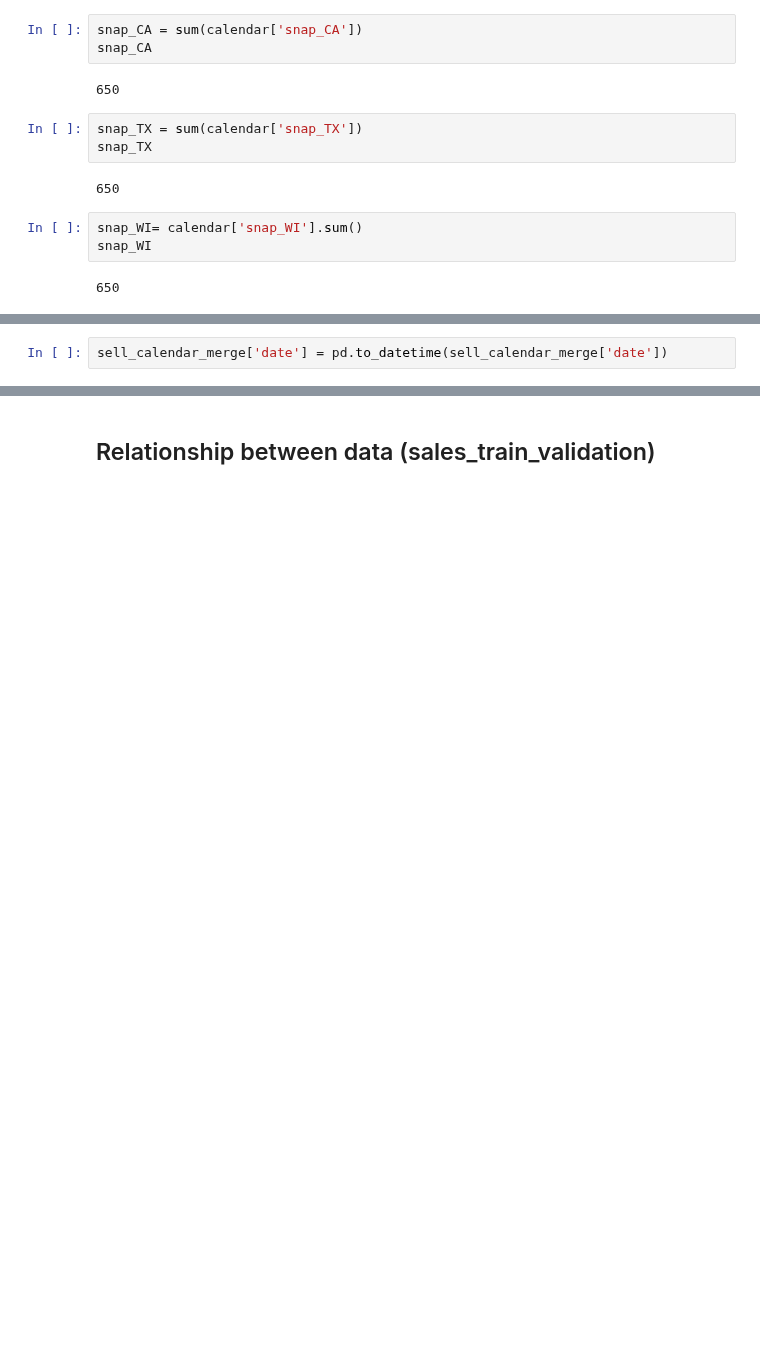
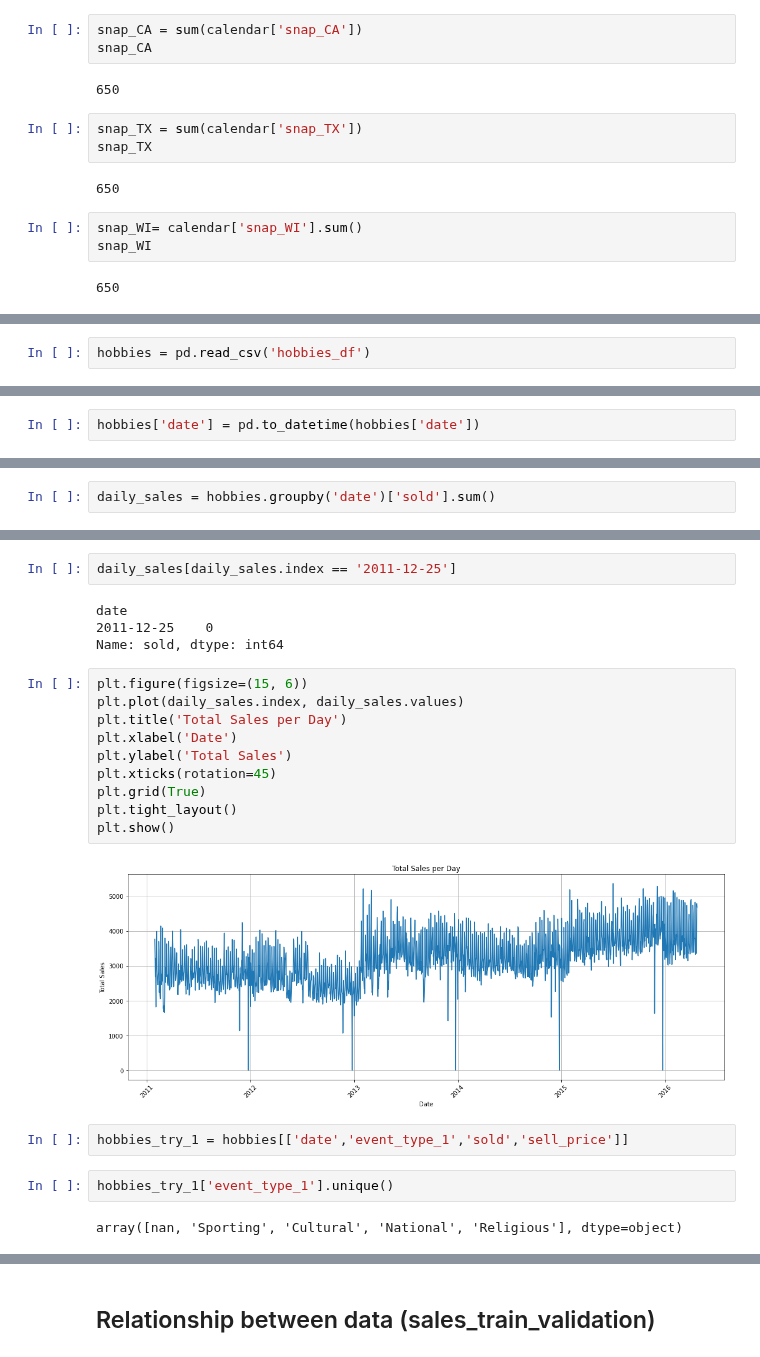
Before and after one commit to aaronmonash24/FYP, a Jupyter notebook: Data Analysis/DataExploration.ipynb, the cells around one changed output, grey strips where cells are left out. Cells and saved outputs as stored; diff of their text form; blank space fills up the shorter version.

Commit message:
trying to find relationship between sales and event in hobbies

```diff
--- a/Data Analysis/DataExploration.ipynb
+++ b/Data Analysis/DataExploration.ipynb
@@ -637,0 +583,2 @@ dtype: object
+# %%
+hobbies = pd.read_csv('hobbies_df')
@@ -638,2 +591,2 @@ dtype: object
 # %%
-sell_calendar_merge['date'] = pd.to_datetime(sell_calendar_merge['date'])
+hobbies['date'] = pd.to_datetime(hobbies['date'])
@@ -665,0 +593,2 @@ plt.show()
+# %%
+daily_sales = hobbies.groupby('date')['sold'].sum()
@@ -665,0 +611,24 @@ plt.show()
+# %%
+daily_sales[daily_sales.index == '2011-12-25']
+# %% [output]
+date
+2011-12-25    0
+Name: sold, dtype: int64
+# %%
+plt.figure(figsize=(15, 6))
+plt.plot(daily_sales.index, daily_sales.values)
+plt.title('Total Sales per Day')
+plt.xlabel('Date')
+plt.ylabel('Total Sales')
+plt.xticks(rotation=45)
+plt.grid(True)
+plt.tight_layout()
+plt.show()
+# %% [output]
+[figure, added]
+# %%
+hobbies_try_1 = hobbies[['date','event_type_1','sold','sell_price']]
+# %%
+hobbies_try_1['event_type_1'].unique()
+# %% [output]
+array([nan, 'Sporting', 'Cultural', 'National', 'Religious'], dtype=object)
```
Also changed, not shown: parts of 253 cells of this notebook.
